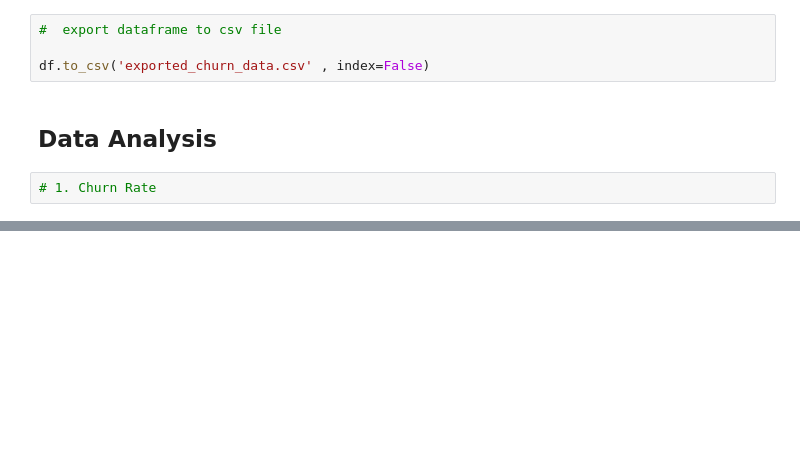
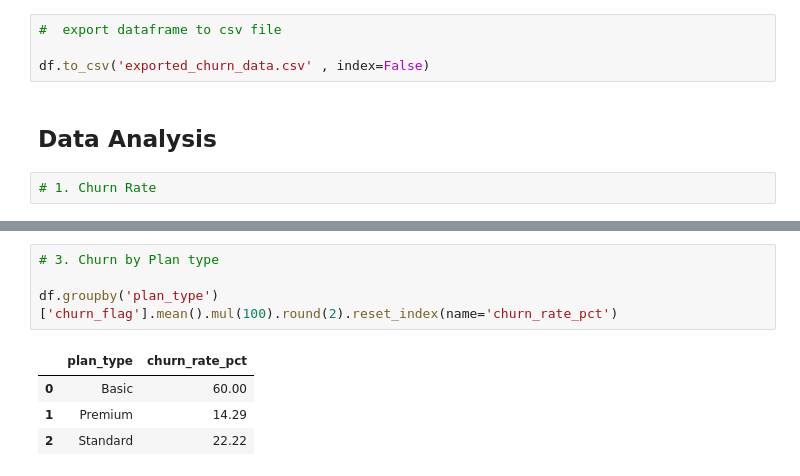
Before and after one commit to shakti-mankar/DA-DS-Projects, a Jupyter notebook: Churn_Analysis/Churn Analysis_main.ipynb, the cells around one changed output, grey strips where cells are left out. Cells and saved outputs as stored; diff of their text form; blank space fills up the shorter version.

```diff
--- a/Churn_Analysis/Churn Analysis_main.ipynb
+++ b/Churn_Analysis/Churn Analysis_main.ipynb
@@ -529,0 +558,9 @@ df.to_csv('exported_churn_data.csv' , index=False)
+# %%
+# 3. Churn by Plan type
+
+df.groupby('plan_type')['churn_flag'].mean().mul(100).round(2).reset_index(name='churn_rate_pct')
+# %% [output]
+|  | plan_type | churn_rate_pct |
+| 0 | Basic | 60.00 |
+| 1 | Premium | 14.29 |
+| 2 | Standard | 22.22 |
```
Also changed, not shown: parts of 21 cells of this notebook, 2 other files.
